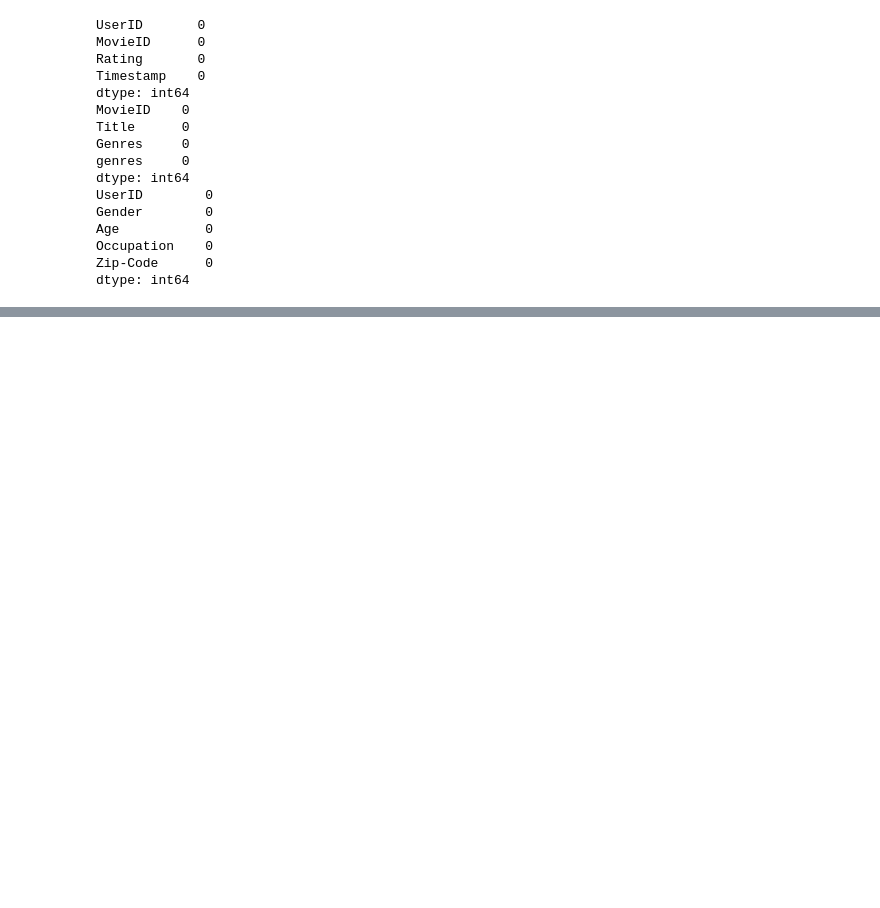
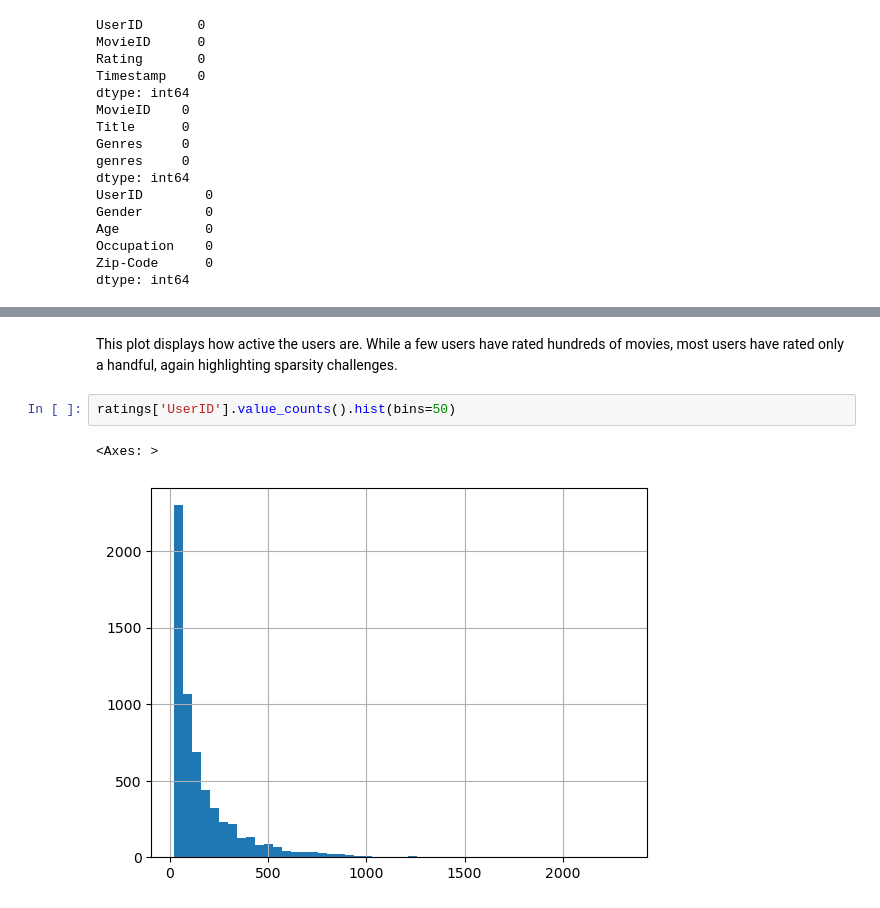
Before and after one commit to koomson-ak/recommender, a Jupyter notebook: notebooks/MovieLens_Hybrid_Recommender_Exploration.ipynb, the cells around one changed output, grey strips where cells are left out. Drawn from its saved outputs; the diff is of its cells as text; blank space fills up the shorter version.

```diff
--- a/notebooks/MovieLens_Hybrid_Recommender_Exploration.ipynb
+++ b/notebooks/MovieLens_Hybrid_Recommender_Exploration.ipynb
@@ -218,0 +236,7 @@ dtype: int64
+# %% [markdown]
+This plot displays how active the users are. While a few users have rated hundreds of movies, most users have rated only a handful, again highlighting sparsity challenges.
+# %%
+ratings['UserID'].value_counts().hist(bins=50)
+# %% [output]
+<Axes: >
+[figure, added]
```
Also changed, not shown: parts of 9 cells of this notebook.
